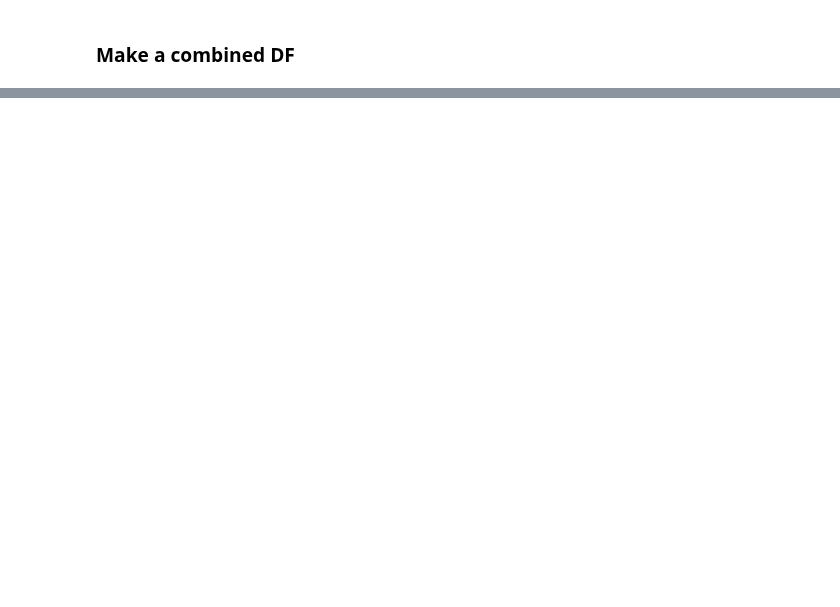
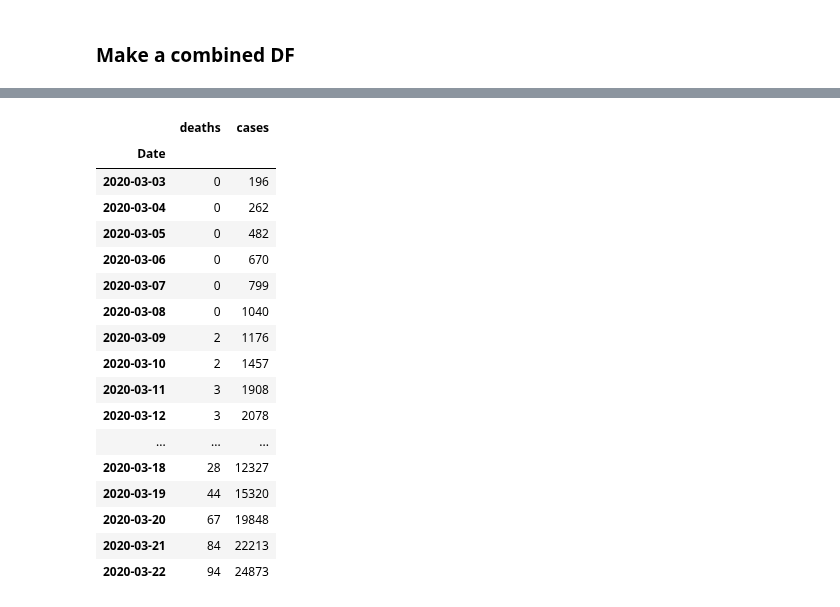
Before and after one commit to debsankha/covid-19, a Jupyter notebook: new_international_cases.ipynb, the cells around one changed output, grey strips where cells are left out. Cells and saved outputs as stored; diff of their text form; code cells hidden in the pictures; blank space fills up the shorter version.

```diff
--- a/new_international_cases.ipynb
+++ b/new_international_cases.ipynb
@@ -273,0 +306,28 @@ all_countries_df.to_hdf('all_countries_data.h5', key='data')
+# %%
+deaths = jhu.deaths['Germany']
+deaths.name='deaths'
+
+cases = jhu.confirmed['Germany']
+cases.name='cases'
+
+sel = pd.concat([deaths, cases], axis=1)
+sel[-20:]
+# %% [output]
+|  | deaths | cases |
+| Date |  |  |
+| 2020-03-03 | 0 | 196 |
+| 2020-03-04 | 0 | 262 |
+| 2020-03-05 | 0 | 482 |
+| 2020-03-06 | 0 | 670 |
+| 2020-03-07 | 0 | 799 |
+| 2020-03-08 | 0 | 1040 |
+| 2020-03-09 | 2 | 1176 |
+| 2020-03-10 | 2 | 1457 |
+| 2020-03-11 | 3 | 1908 |
+| 2020-03-12 | 3 | 2078 |
+| ... | ... | ... |
+| 2020-03-18 | 28 | 12327 |
+| 2020-03-19 | 44 | 15320 |
+| 2020-03-20 | 67 | 19848 |
+| 2020-03-21 | 84 | 22213 |
+| 2020-03-22 | 94 | 24873 |
```
Also changed, not shown: parts of 8 cells of this notebook, 2 other files.
